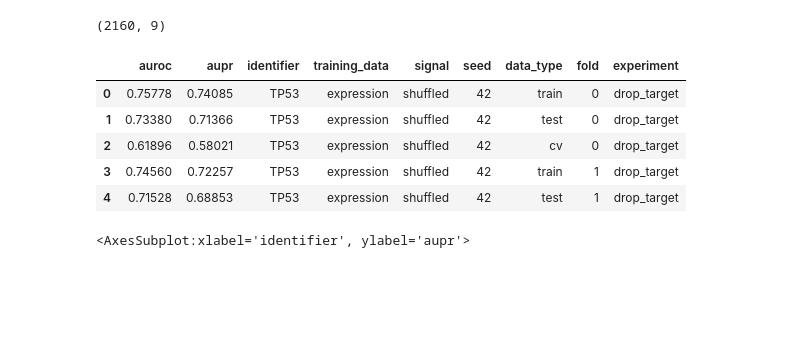
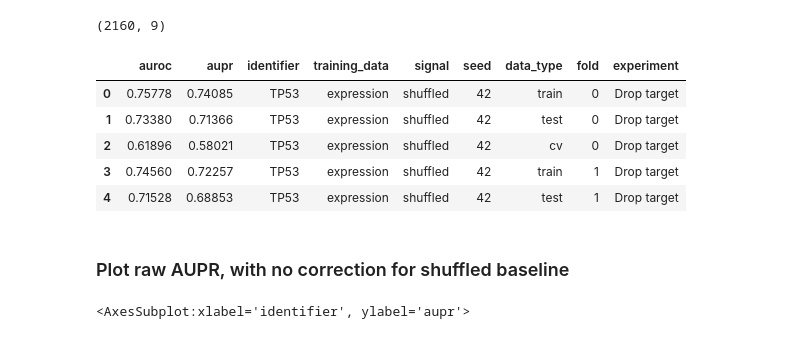
Before and after one commit to greenelab/mpmp, a Jupyter notebook: 02_classify_mutations/dosage_effects/plot_dosage_effects.ipynb, the cells around one changed output. Saved outputs shown, nothing was run; the diff lists cells and outputs as text; code cells hidden in the pictures; blank space fills up the shorter version.

```diff
--- a/02_classify_mutations/dosage_effects/plot_dosage_effects.ipynb
+++ b/02_classify_mutations/dosage_effects/plot_dosage_effects.ipynb
@@ -18,26 +27,29 @@ import mpmp.utilities.plot_utilities as plu
 # set results directory
 results_dir = Path(cfg.results_dirs['mutation'], 'dosage_effects')
 # %%
-# process all component experiments
-# control, drop_target, only_target
-# TODO: explain
+# process all component experiments, explained above in bullet points
+# control (all genes), drop_target (all genes except target), only_target
 results_df = []
 for subdir in results_dir.iterdir():
     experiment = subdir.stem
     gene_dir = Path(subdir, 'gene')
     model_results_df = au.load_stratified_prediction_results(gene_dir, 'gene')
-    model_results_df['experiment'] = experiment
+    model_results_df['experiment'] = (
+        experiment.replace('_', ' ').capitalize()
+    )
     results_df.append(model_results_df)
 
 results_df = pd.concat(results_df)
 print(results_df.shape)
 results_df.head()
 # %% [output]
 (2160, 9)
 |  | auroc | aupr | identifier | training_data | signal | seed | data_type | fold | experiment |
-| 0 | 0.75778 | 0.74085 | TP53 | expression | shuffled | 42 | train | 0 | drop_target |
-| 1 | 0.73380 | 0.71366 | TP53 | expression | shuffled | 42 | test | 0 | drop_target |
-| 2 | 0.61896 | 0.58021 | TP53 | expression | shuffled | 42 | cv | 0 | drop_target |
-| 3 | 0.74560 | 0.72257 | TP53 | expression | shuffled | 42 | train | 1 | drop_target |
-| 4 | 0.71528 | 0.68853 | TP53 | expression | shuffled | 42 | test | 1 | drop_target |
+| 0 | 0.75778 | 0.74085 | TP53 | expression | shuffled | 42 | train | 0 | Drop target |
+| 1 | 0.73380 | 0.71366 | TP53 | expression | shuffled | 42 | test | 0 | Drop target |
+| 2 | 0.61896 | 0.58021 | TP53 | expression | shuffled | 42 | cv | 0 | Drop target |
+| 3 | 0.74560 | 0.72257 | TP53 | expression | shuffled | 42 | train | 1 | Drop target |
+| 4 | 0.71528 | 0.68853 | TP53 | expression | shuffled | 42 | test | 1 | Drop target |
+# %% [markdown]
+### Plot raw AUPR, with no correction for shuffled baseline
 # %%
```
Also changed, not shown: parts of 10 cells of this notebook, 1 other file.
